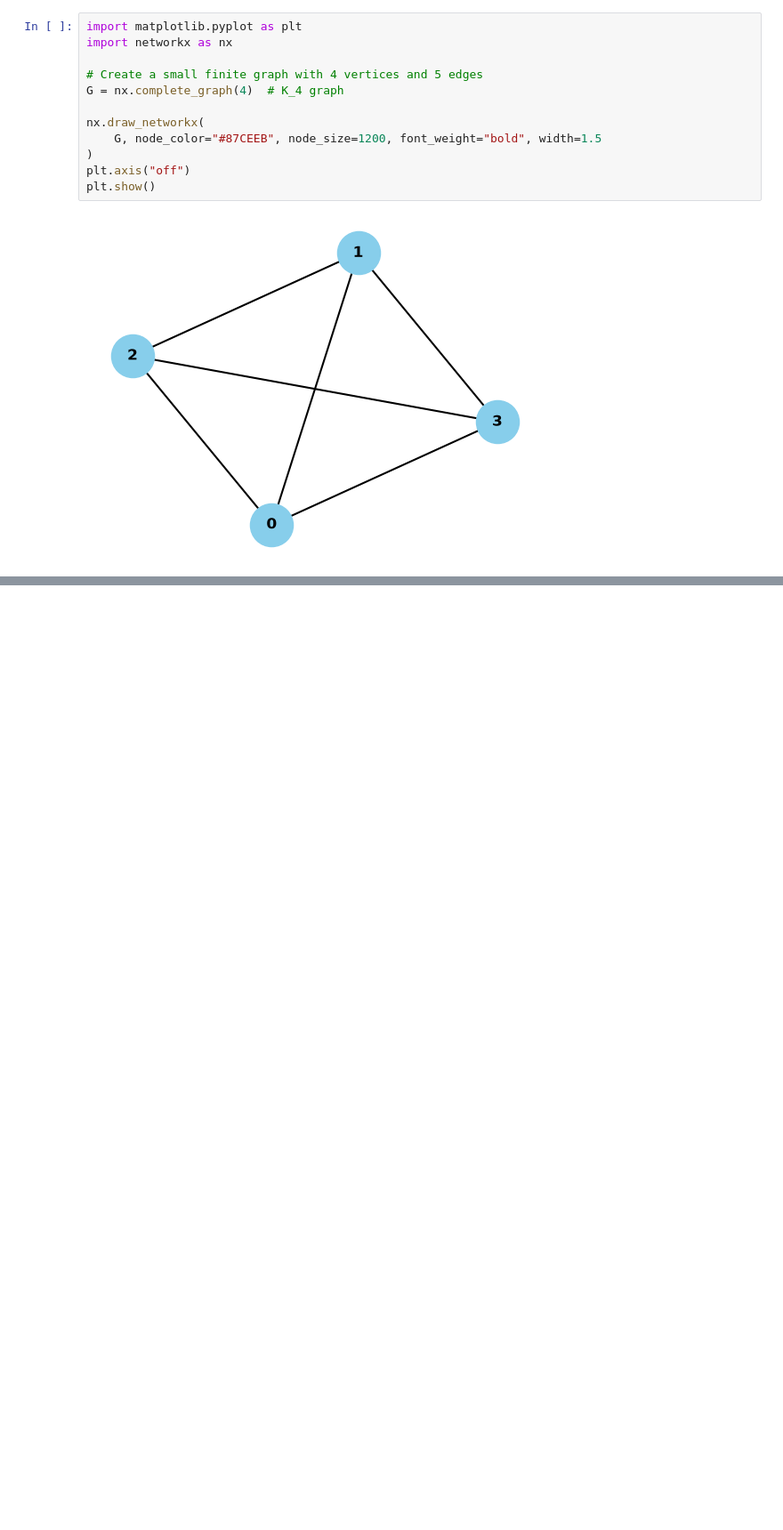
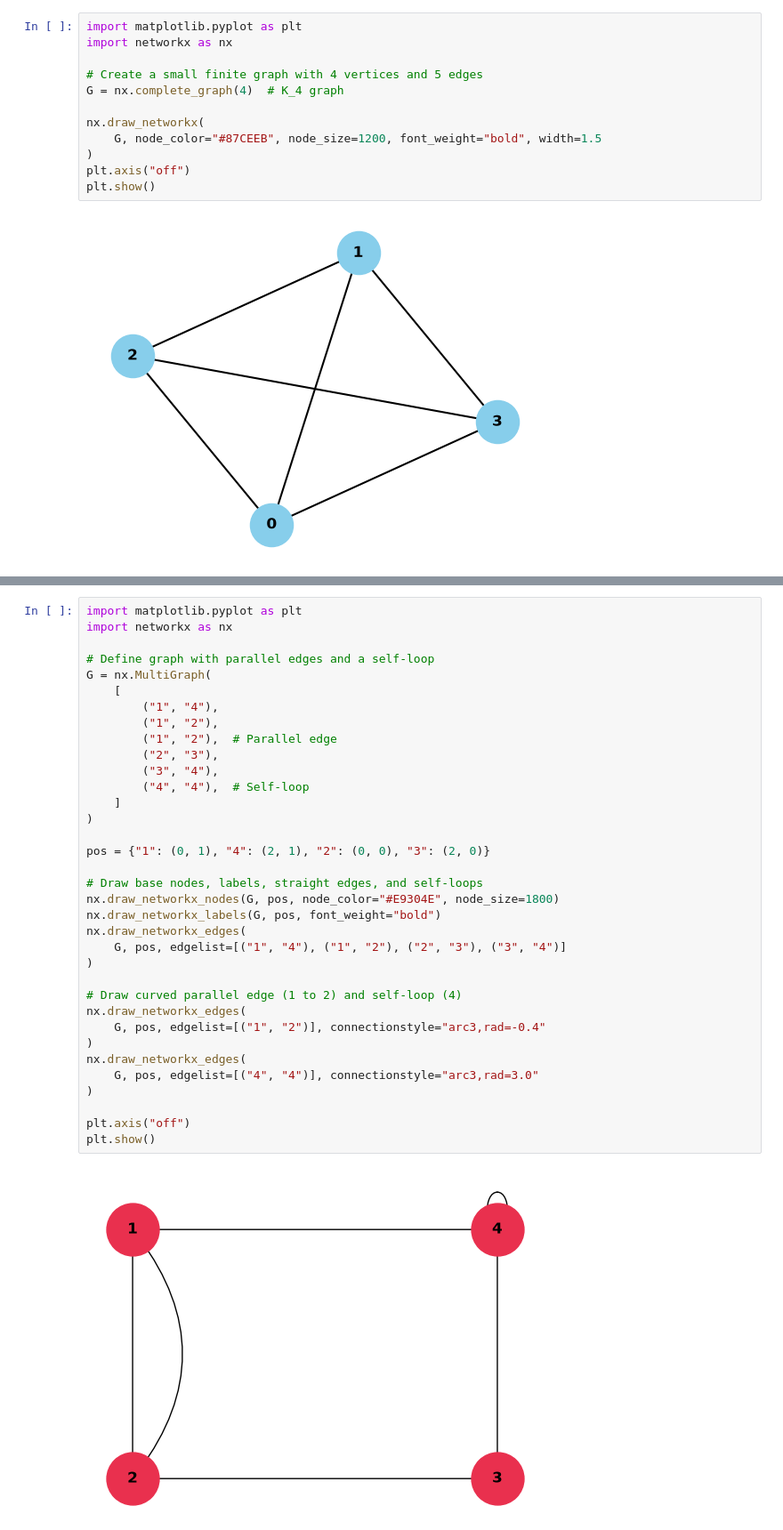
Before and after one commit to Jazzwal4980/hon498-discrete-structures-in-real-world-data, a Jupyter notebook: GROUP_REPORT_ONE/Part1_GettingToKnowGraphs_SecondHalf.ipynb, the cells around one changed output, grey strips where cells are left out. Shown at 89% size. Drawn from its saved outputs; the diff is of its cells as text; blank space fills up the shorter version.

Commit message:
Finished "Why graphs are useful for representing real-world relationships" section

```diff
--- a/GROUP_REPORT_ONE/Part1_GettingToKnowGraphs_SecondHalf.ipynb
+++ b/GROUP_REPORT_ONE/Part1_GettingToKnowGraphs_SecondHalf.ipynb
@@ -1384,0 +1403,37 @@ As previously mentioned, an Unweighted Graph is a graphw here each edge is treat
+# %%
+import matplotlib.pyplot as plt
+import networkx as nx
+
+# Define graph with parallel edges and a self-loop
+G = nx.MultiGraph(
+    [
+        ("1", "4"),
+        ("1", "2"),
+        ("1", "2"),  # Parallel edge
+        ("2", "3"),
+        ("3", "4"),
+        ("4", "4"),  # Self-loop
+    ]
+)
+
+pos = {"1": (0, 1), "4": (2, 1), "2": (0, 0), "3": (2, 0)}
+
+# Draw base nodes, labels, straight edges, and self-loops
+nx.draw_networkx_nodes(G, pos, node_color="#E9304E", node_size=1800)
+nx.draw_networkx_labels(G, pos, font_weight="bold")
+nx.draw_networkx_edges(
+    G, pos, edgelist=[("1", "4"), ("1", "2"), ("2", "3"), ("3", "4")]
+)
+
+# Draw curved parallel edge (1 to 2) and self-loop (4)
+nx.draw_networkx_edges(
+    G, pos, edgelist=[("1", "2")], connectionstyle="arc3,rad=-0.4"
+)
+nx.draw_networkx_edges(
+    G, pos, edgelist=[("4", "4")], connectionstyle="arc3,rad=3.0"
+)
+
+plt.axis("off")
+plt.show()
+# %% [output]
+[figure, added]
```
Also changed, not shown: parts of 15 cells of this notebook.
